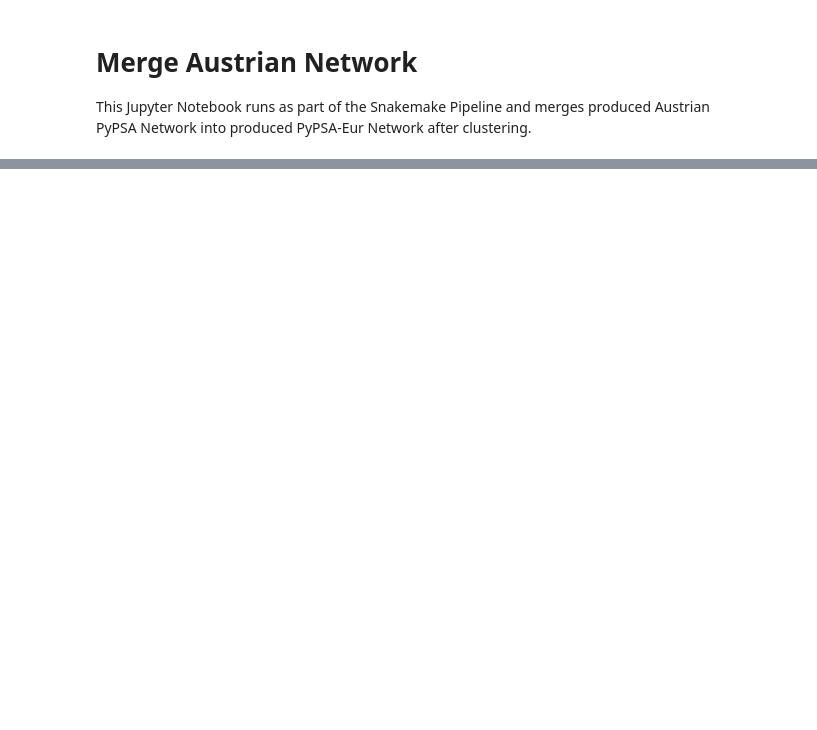
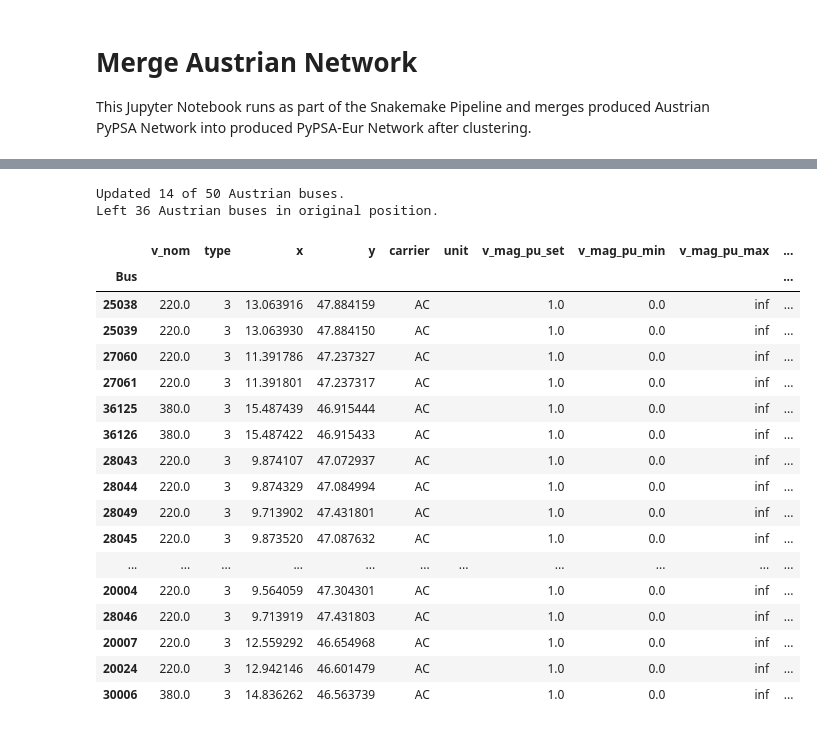
Before and after one commit to bjoernellens1/pypsa-eur-evt, a Jupyter notebook: rules/MA/notebooks/merge_austrian_network.py.ipynb, the cells around one changed output, grey strips where cells are left out. Saved outputs shown, nothing was run; the diff lists cells and outputs as text; code cells hidden in the pictures; blank space fills up the shorter version.

Commit message:
update: merge workflow and residual loads

```diff
--- a/rules/MA/notebooks/merge_austrian_network.py.ipynb
+++ b/rules/MA/notebooks/merge_austrian_network.py.ipynb
@@ -66,2 +108,79 @@ print(f"Updated {len(austrian_buses1)} Austrian buses using {len(reference_buses
+# %%
+import pandas as pd
+import numpy as np
+from scipy.spatial import cKDTree
+
+# Copy bus DataFrames
+buses1 = network1.buses.copy()
+buses2 = network2.buses.copy()
+
+# Ensure type column is numeric
+buses2["type"] = pd.to_numeric(buses2["type"], errors="coerce")
+
+# Select Austrian buses
+austrian_buses1 = buses1[buses1["country"].isin(["AT", "Austria"])].copy()
+
+# Select reference buses (type 3 and v_nom 220 or 380 kV)
+reference_buses2 = buses2[
+    (buses2["type"] == 3) &
+    (buses2["v_nom"].isin([220, 380]))
+].dropna(subset=["x", "y"]).copy()
+
+if reference_buses2.empty:
+    raise ValueError("No valid reference buses found.")
+
+# Build KDTree on Austrian buses
+tree_at = cKDTree(austrian_buses1[["x", "y"]].values)
+
+# Query each reference bus's nearest Austrian bus
+dists, at_indices = tree_at.query(reference_buses2[["x", "y"]].values)
+
+# Deduplicate: one-to-one mapping from Austrian buses to reference buses
+assigned_at_buses = set()
+updates = []
+
+for ref_idx, at_idx in enumerate(at_indices):
+    if at_idx not in assigned_at_buses:
+        assigned_at_buses.add(at_idx)
+        ref_coords = reference_buses2.iloc[ref_idx][["x", "y"]]
+        at_bus_idx = austrian_buses1.index[at_idx]
+        updates.append((at_bus_idx, ref_coords["x"], ref_coords["y"]))
+
+# Apply coordinate updates
+for bus_idx, new_x, new_y in updates:
+    buses1.at[bus_idx, "x"] = new_x
+    buses1.at[bus_idx, "y"] = new_y
+
+# Build merged network
+merged_network = network1.copy()
+merged_network.buses.loc[buses1.index, ["x", "y"]] = buses1[["x", "y"]]
+
+# Summary
+print(f"Updated {len(updates)} of {len(austrian_buses1)} Austrian buses.")
+print(f"Left {len(austrian_buses1) - len(updates)} Austrian buses in original position.")
+# %% [output]
+Updated 14 of 50 Austrian buses.
+Left 36 Austrian buses in original position.
+# %%
+reference_buses2
+# %% [output]
+|  | v_nom | type | x | y | carrier | unit | v_mag_pu_set | v_mag_pu_min | v_mag_pu_max | ... |
+| Bus |  |  |  |  |  |  |  |  |  | ... |
+| 25038 | 220.0 | 3 | 13.063916 | 47.884159 | AC |  | 1.0 | 0.0 | inf | ... |
+| 25039 | 220.0 | 3 | 13.063930 | 47.884150 | AC |  | 1.0 | 0.0 | inf | ... |
+| 27060 | 220.0 | 3 | 11.391786 | 47.237327 | AC |  | 1.0 | 0.0 | inf | ... |
+| 27061 | 220.0 | 3 | 11.391801 | 47.237317 | AC |  | 1.0 | 0.0 | inf | ... |
+| 36125 | 380.0 | 3 | 15.487439 | 46.915444 | AC |  | 1.0 | 0.0 | inf | ... |
+| 36126 | 380.0 | 3 | 15.487422 | 46.915433 | AC |  | 1.0 | 0.0 | inf | ... |
+| 28043 | 220.0 | 3 | 9.874107 | 47.072937 | AC |  | 1.0 | 0.0 | inf | ... |
+| 28044 | 220.0 | 3 | 9.874329 | 47.084994 | AC |  | 1.0 | 0.0 | inf | ... |
+| 28049 | 220.0 | 3 | 9.713902 | 47.431801 | AC |  | 1.0 | 0.0 | inf | ... |
+| 28045 | 220.0 | 3 | 9.873520 | 47.087632 | AC |  | 1.0 | 0.0 | inf | ... |
+| ... | ... | ... | ... | ... | ... | ... | ... | ... | ... | ... |
+| 20004 | 220.0 | 3 | 9.564059 | 47.304301 | AC |  | 1.0 | 0.0 | inf | ... |
+| 28046 | 220.0 | 3 | 9.713919 | 47.431803 | AC |  | 1.0 | 0.0 | inf | ... |
+| 20007 | 220.0 | 3 | 12.559292 | 46.654968 | AC |  | 1.0 | 0.0 | inf | ... |
+| 20024 | 220.0 | 3 | 12.942146 | 46.601479 | AC |  | 1.0 | 0.0 | inf | ... |
+| 30006 | 380.0 | 3 | 14.836262 | 46.563739 | AC |  | 1.0 | 0.0 | inf | ... |
 # %%
 merged_network.export_to_netcdf(snakemake.output.network)
```
Also changed, not shown: parts of 15 cells of this notebook, 9 other files.
